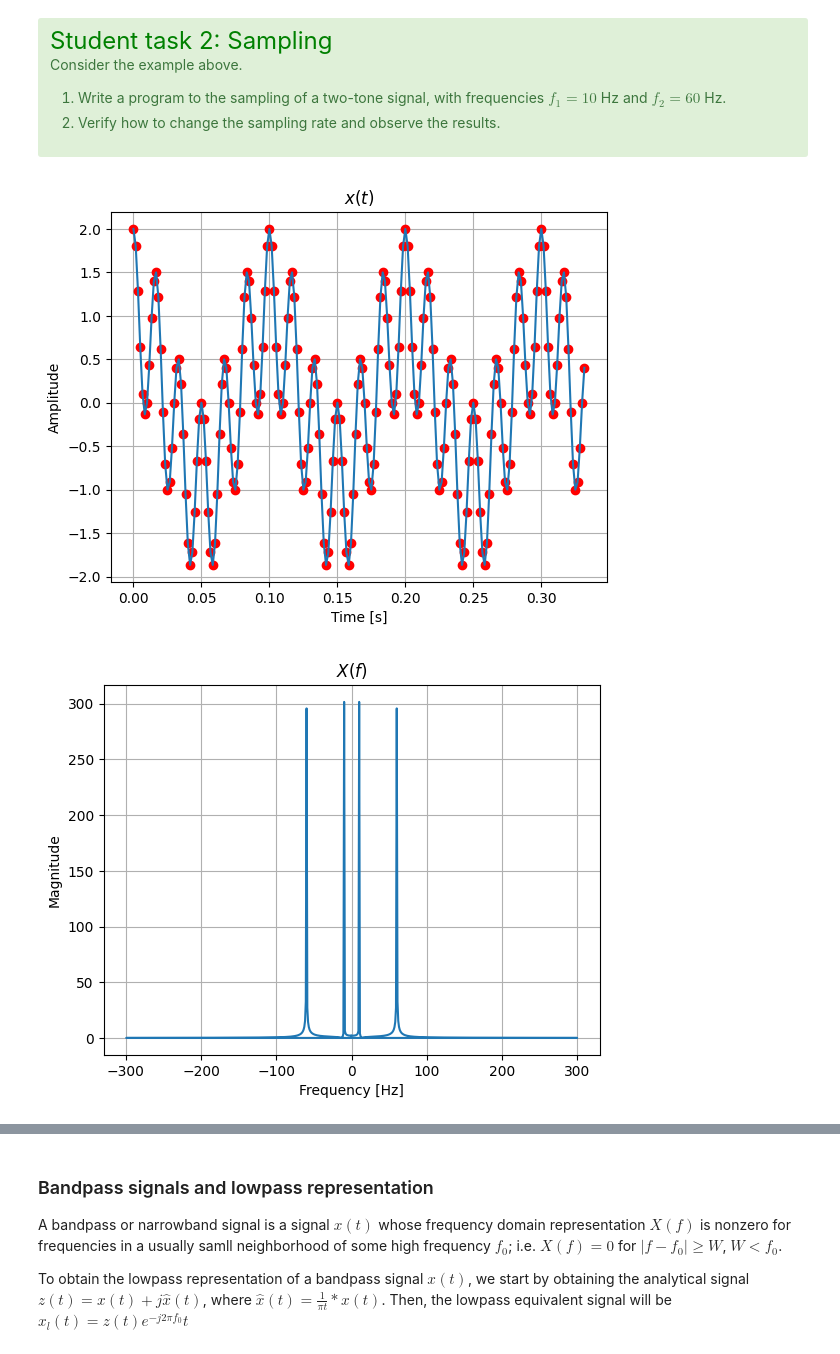
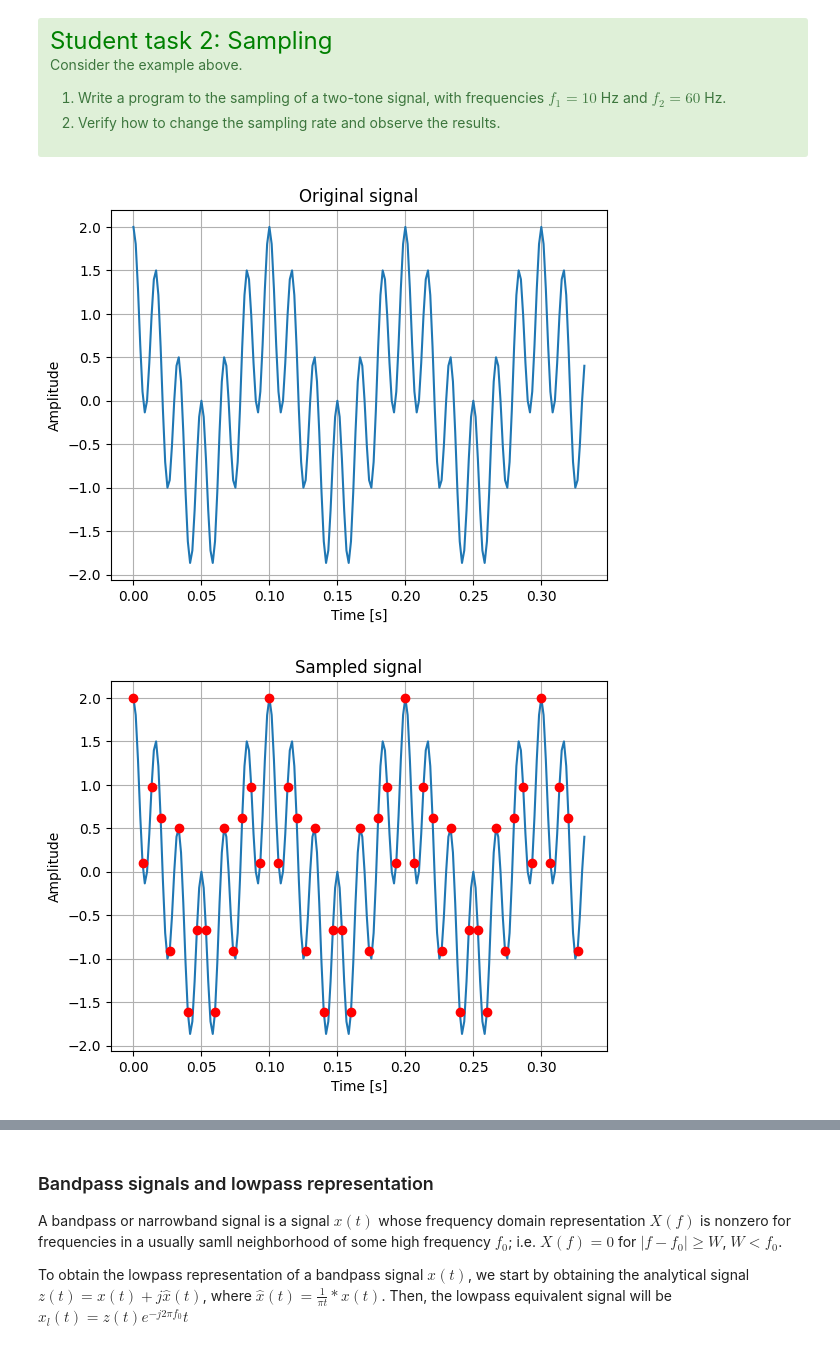
Before and after one commit to mattemario1/TSKS35-Information_and_comunication_Labs, a Jupyter notebook: Lab2final.ipynb, the cells around one changed output, grey strips where cells are left out. Drawn from its saved outputs; the diff is of its cells as text; code cells hidden in the pictures.

```diff
--- a/Lab2final.ipynb
+++ b/Lab2final.ipynb
@@ -182,52 +186,51 @@ time_domain_signal =  np.cos(2*np.pi*f1*t) + np.cos(2*np.pi*f2*t)
 frequency_domain_signal = np.fft.fft(time_domain_signal)
 frequencies1 = np.fft.fftfreq(len(frequency_domain_signal), 1/f)
 
-##Generate sampled signal
+##Plot of the time domain signal
+sl = slice(200)
+plt.plot(t[sl], time_domain_signal[sl])
+plt.xlabel('Time [s]')
+plt.ylabel('Amplitude')
+plt.title('Original signal')
+plt.grid(True)
+plt.show()
+
+# ##Generate sampled signal
 impulse_train = np.zeros_like(t)
-impulse_train[::5] = 1
+impulse_train[::4] = 1
 sampled_signal=impulse_train*time_domain_signal
-
-#plt.stem(t, impulse_train*time_domain_signal,'r', markerfmt='ro')
 
 ##Frequency domain sampled signal
 frequency_domain_sampled_signal = np.fft.fft(sampled_signal)
 frequencies2 = np.fft.fftfreq(len(frequency_domain_sampled_signal),1/f)
 
-##Plot of the time domain signal
-sl = slice(200)
-plt.plot(t[sl], time_domain_signal[sl],'ro')
+
+# ##Plot of the sampled signal
+sampled_signal_plot=sampled_signal.copy()
+sampled_signal_plot[sampled_signal_plot==0 ] = np.nan
 plt.plot(t[sl], time_domain_signal[sl])
+plt.plot(t[sl], sampled_signal_plot[sl],'ro')
 plt.xlabel('Time [s]')
 plt.ylabel('Amplitude')
-plt.title('$x(t)$')
+plt.title('Sampled signal')
 plt.grid(True)
 plt.show()
-
-# ##Plot of the sampled signal
-# sampled_signal_plot=sampled_signal.copy()
-# sampled_signal_plot[sampled_signal_plot==0 ] = np.nan
-# plt.plot(t[sl], sampled_signal_plot[sl],'ro')
-# plt.xlabel('Time [s]')
-# plt.ylabel('Amplitude')
-# plt.title('$x(t)$')
-# plt.grid(True)
-# plt.show()
 
 ##Plot of the spectrum of original signal
 plt.plot(frequencies1, np.abs(frequency_domain_signal))
 plt.xlabel('Frequency [Hz]')
 plt.ylabel('Magnitude')
-plt.title('$X(f)$')
+plt.title('Spectrum of original signal')
 plt.grid(True)
 plt.show()
 
 ##Plot of the spectrum of sampled signal
 plt.plot(frequencies2, np.abs(frequency_domain_sampled_signal))
 plt.xlabel('Frequency [Hz]')
 plt.ylabel('Magnitude')
 plt.title('Spectrum of Sampled Signal')
 plt.grid(True)
 plt.show()
 # %% [output]
-[figure, old version]
+[figure, new version]
-[figure, old version]
+[figure, new version]
```
Also changed, not shown: parts of 5 cells of this notebook, 2 other files.
